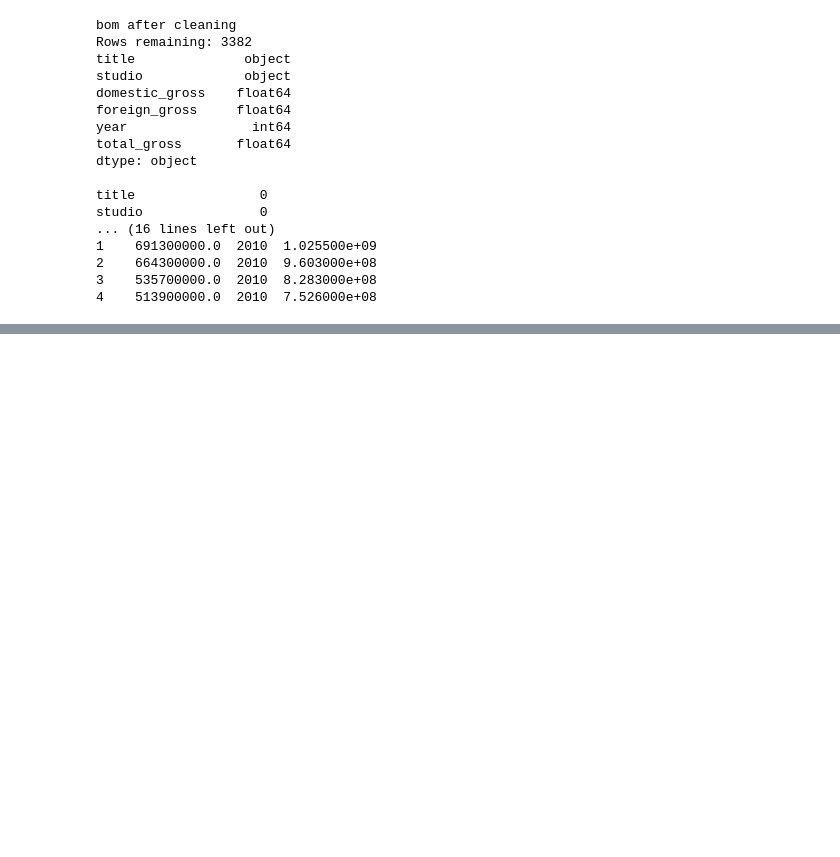
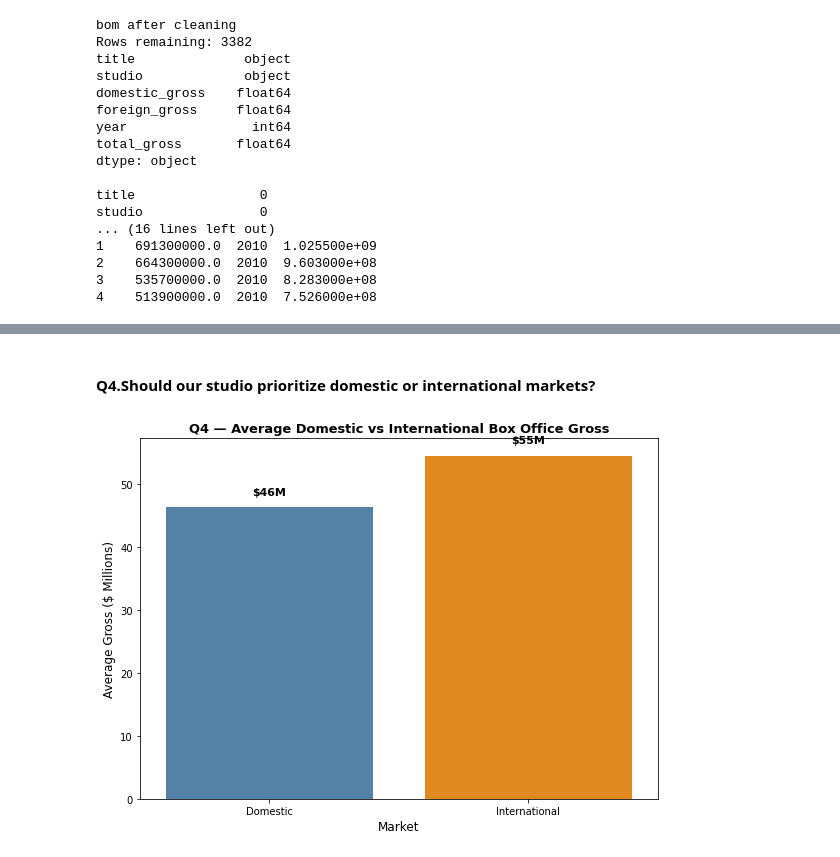
Before and after one commit to gachuratheuri/Phase-2-Group-2-Project, a Jupyter notebook: notebooks/exploratory.ipynb, the cells around one changed output, grey strips where cells are left out. Saved outputs shown, nothing was run; the diff lists cells and outputs as text; code cells hidden in the pictures; blank space fills up the shorter version.

```diff
--- a/notebooks/exploratory.ipynb
+++ b/notebooks/exploratory.ipynb
@@ -320,0 +465,34 @@ studio               0
+# %% [markdown]
+#### Q4.Should our studio prioritize domestic or international markets?
+# %%
+# Calculating international gross
+tn['international_gross'] = tn['worldwide_gross'] - tn['domestic_gross']
+
+# Calculate the average gross for each market
+avg_domestic       = tn['domestic_gross'].mean() / 1e6
+avg_international  = tn['international_gross'].mean() / 1e6
+
+# Using asmall dataframe for easy plotting
+market_df = pd.DataFrame({
+    'Market'      : ['Domestic', 'International'],
+    'Average Gross': [avg_domestic, avg_international]
+})
+
+# bar plot
+plt.figure(figsize=(8, 6))
+
+ax = sns.barplot(data=market_df,x='Market',y='Average Gross',palette=['steelblue', 'darkorange']
+)
+
+# Adding  labels to bar values
+for i, value in enumerate(market_df['Average Gross']):
+    plt.text(i, value + 2, f'${value:.0f}M', ha='center', fontsize=11, fontweight='bold')
+
+plt.title('Q4 — Average Domestic vs International Box Office Gross', fontsize=13, fontweight='bold')
+plt.xlabel('Market', fontsize=12)
+plt.ylabel('Average Gross ($ Millions)', fontsize=12)
+
+plt.tight_layout()
+plt.show()
+# %% [output]
+[figure, added]
```
Also changed, not shown: parts of 17 cells of this notebook.
